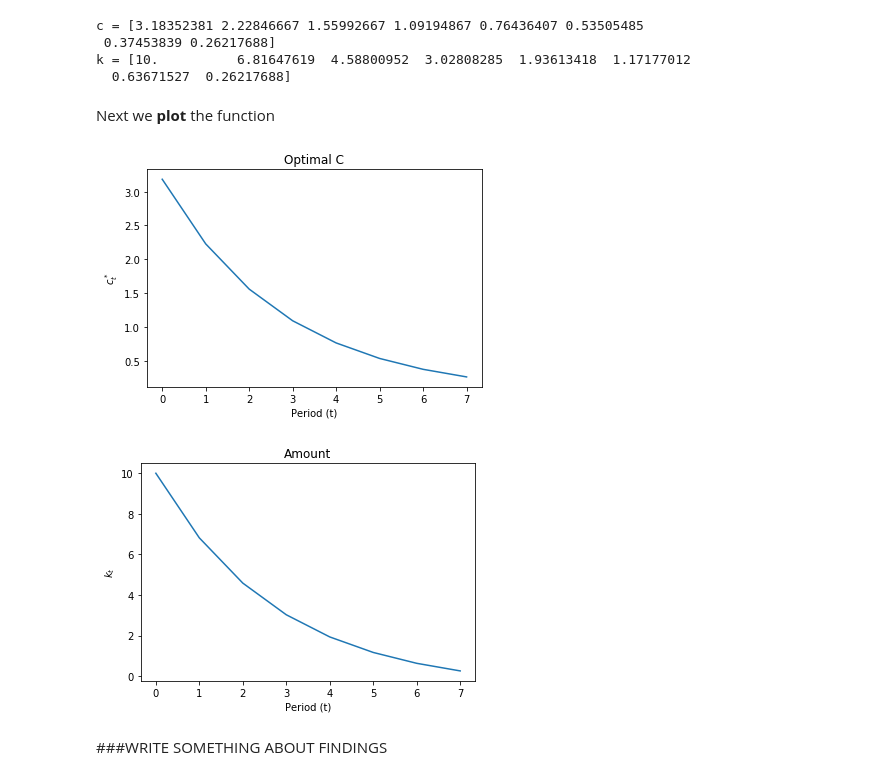
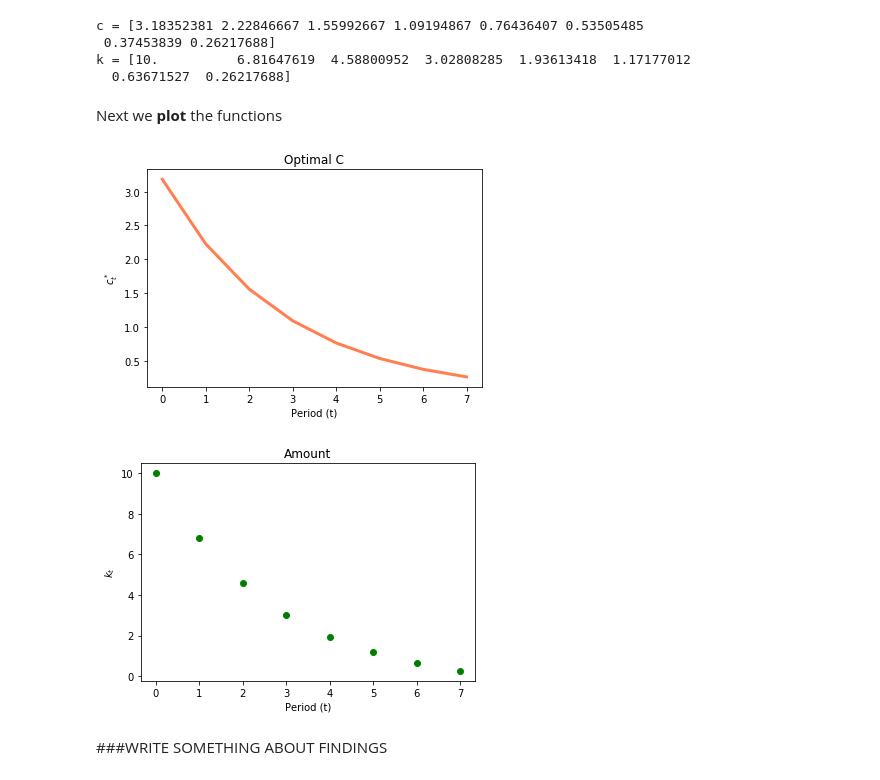
Before and after one commit to NumEconCopenhagen/projects-2020-zjr-hrv, a Jupyter notebook: modelproject/modelproject.ipynb, the cells around one changed output. Saved outputs shown, nothing was run; the diff lists cells and outputs as text; code cells hidden in the pictures.

```diff
--- a/modelproject/modelproject.ipynb
+++ b/modelproject/modelproject.ipynb
@@ -80,26 +80,31 @@ c = [3.18352381 2.22846667 1.55992667 1.09194867 0.76436407 0.53505485
 k = [10.          6.81647619  4.58800952  3.02808285  1.93613418  1.17177012
   0.63671527  0.26217688]
 # %% [markdown]
-Next we **plot** the function
+Next we **plot** the functions
 # %%
 fig, ax = plt.subplots()
 plt.subplots_adjust(wspace=0.5, hspace=0.8)
-ax.plot(c, '')
+ax.plot(c, color='coral', linewidth=3)
 ax.set_ylabel('$c^*_t$')
 ax.set_xlabel('Period (t)')
 ax.set_title('Optimal C')
 plt.show()
 
+
+#colour="coral", size =0.4
+
 fig, ax = plt.subplots()
 plt.subplots_adjust(wspace=0.5, hspace=0.8)
-ax.plot(k, '')
+ax.plot(k, 'go')
+#ax.plot(k, color='green', linewidth=3)
 ax.set_ylabel('$k_t$')
 ax.set_xlabel('Period (t)')
 ax.set_title('Amount')
 plt.show()
+#, colour="green", size=0.4
 # %% [output]
-[figure, old version]
+[figure, new version]
-[figure, old version]
+[figure, new version]
 # %% [markdown]
 ###WRITE SOMETHING ABOUT FINDINGS
 # %% [markdown]
```
Also changed, not shown: parts of 5 cells of this notebook.
